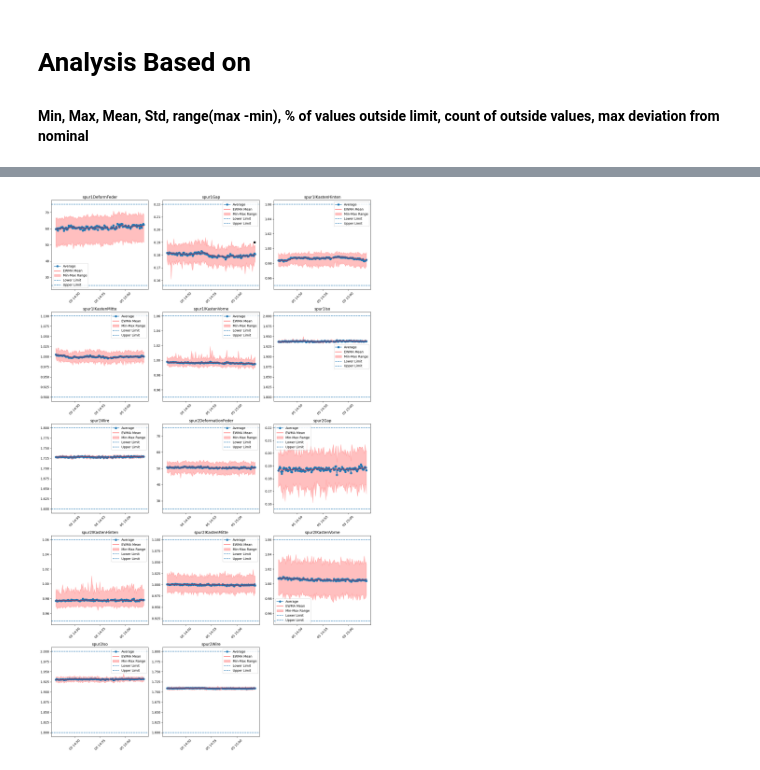
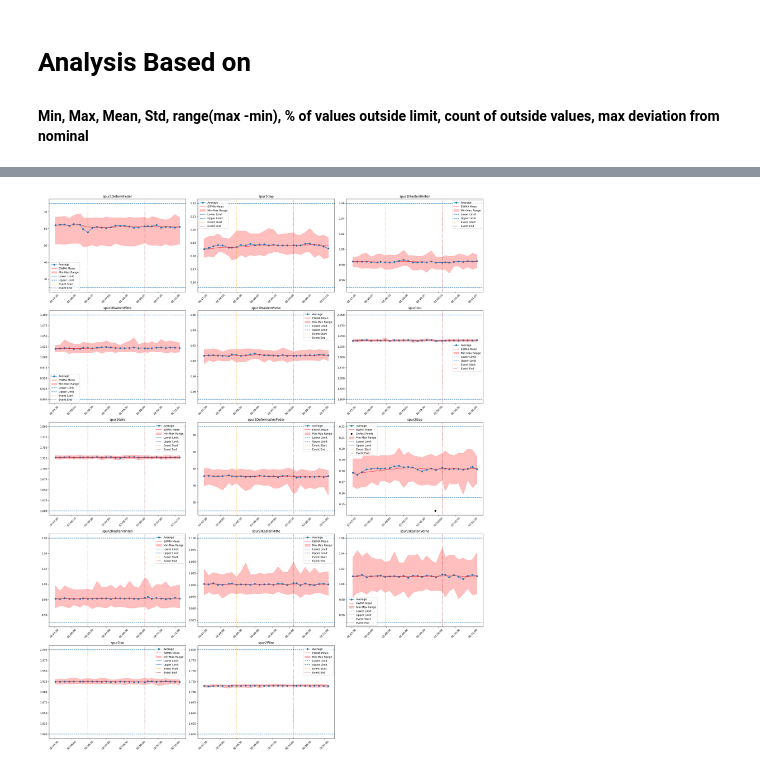
Before and after one commit to OmkarTanajiPatil/TEAICup, a Jupyter notebook: Pandas/5 Visulisation/2.ipynb, the cells around one changed output, grey strips where cells are left out. Saved outputs shown, nothing was run; the diff lists cells and outputs as text; code cells hidden in the pictures.

Commit message:
Included 3rd dataset and analysed the points where there is error

```diff
--- a/Pandas/5 Visulisation/2.ipynb
+++ b/Pandas/5 Visulisation/2.ipynb
@@ -27,8 +27,10 @@ d3 = pd.read_parquet(d3_path)
 # %%
 sample = d1.sample()
 machine_id = sample.machine_id.values[0]
-start_time = pd.to_datetime(sample.machine_event_start_timestamp.values[0])
-end_time = pd.to_datetime(sample.machine_event_start_end_timestamp.values[0])
+start_time = pd.to_datetime(sample.machine_event_start_timestamp.values[0]) - pd.Timedelta(minutes=1)
+actual_start = pd.to_datetime(sample.machine_event_start_timestamp.values[0])
+end_time = pd.to_datetime(sample.machine_event_start_end_timestamp.values[0]) + pd.Timedelta(minutes=1)
+actual_end = pd.to_datetime(sample.machine_event_start_end_timestamp.values[0])
 part_number = sample.part_number.values[0]
 tool_number = sample.tool_number.values[0]
 
@@ -59,6 +61,6 @@ small_d2
 # %%
 # Lets check if there is errors in this and present in the final dataset d3
-small_d3 = d3[(d3.timestamp >= start_time) & (d3.timestamp <= end_time) & (d3.machine_id == machine_id) & (d3.part_number == part_number)]
+small_d3 = d3[(d3.timestamp >= actual_start) & (d3.timestamp <= actual_end) & (d3.machine_id == machine_id) & (d3.part_number == part_number)]
 small_d3
 # %% [output]
 |  | machine_id | machine_status_active_code | timestamp | part_number | error_variable | curr | ltl | utl |
@@ -127,8 +116,8 @@ total_vars = sorted(small_d2.variable_name.unique().tolist())
 cols = 3
 rows = math.ceil(len(total_vars) / cols)
 
-fig_width = 5 * cols  # width per column
-fig_height = 5 * rows  # height per row
+fig_width = 8 * cols  # width per column
+fig_height = 6 * rows  # height per row
 
 plt.figure(figsize=(fig_width, fig_height))
 
@@ -136,6 +125,8 @@ for i, var in enumerate(total_vars):
     temp = small_d2[small_d2.variable_name == var]
     temp['ewma_mean'] = temp['average'].ewm(alpha=0.2, adjust=False).mean()
     temp['ewma_std'] = temp['std'].ewm(alpha=0.2, adjust=False).mean()
+
+    temp2 = small_d3[small_d3.error_variable == var]
 
     lowerLimit = temp.lowerLimit.values[0]
     upperLimit = temp.upperLimit.values[0]
@@ -150,37 +141,43 @@ for i, var in enumerate(total_vars):
     plt.plot(temp.timestamp, temp.average, marker = 'o', label='Average')
     plt.plot(temp.timestamp, temp.ewma_mean, label='EWMA Mean', color='red', alpha=0.7)
 
-    if var == "spur1Gap":
-        plt.scatter(pd.to_datetime("2025-12-05 15:03:30"), 0.19, color='black')
+    # Defect points plotting
+    if not temp2.empty:
+        plt.scatter(temp2.timestamp, temp2.curr, color='black', label='Defect Points', zorder=5)
+
 
     # # Std Dev plotting
     # plt.plot(temp.timestamp, temp['std'], marker = 'o', label='Std Dev', color='green')
     # plt.plot(temp.timestamp, temp.ewma_std, label='EWMA Std', color='purple')
 
     # Min and max value area
     # plt.vlines(x=time, ymin=min_val,ymax=max_val,  linewidth=1)
     plt.fill_between(
         time,
         min_val,
         max_val,
         alpha=0.25,  # transparency
         color='red',
         label='Min-Max Range'
     )
 
     # Upper and Lower Limits
     plt.axhline(lowerLimit + nominalValue, linestyle = "--", label="Lower Limit")
     plt.axhline(upperLimit + nominalValue, linestyle="--", label="Upper Limit")
 
+    # Vertical lines for actual event duration
+    plt.axvline(actual_start, color='orange', linestyle=':', label='Event Start')
+    plt.axvline(actual_end, color='brown', linestyle=':', label='Event End')
+
     # Timestamp rotate to see it
     plt.xticks(rotation = 45)
 
     # Lables
     plt.title(f"{var}")
     plt.legend()
     # plt.ylim(nominalValue - 1.5*abs(lowerLimit), nominalValue + 1.5*abs(upperLimit))
     # others
 plt.tight_layout()
 plt.show()
 # %% [output]
-[figure, old version]
+[figure, new version]
```
Also changed, not shown: parts of 4 cells of this notebook, 1 other file.
